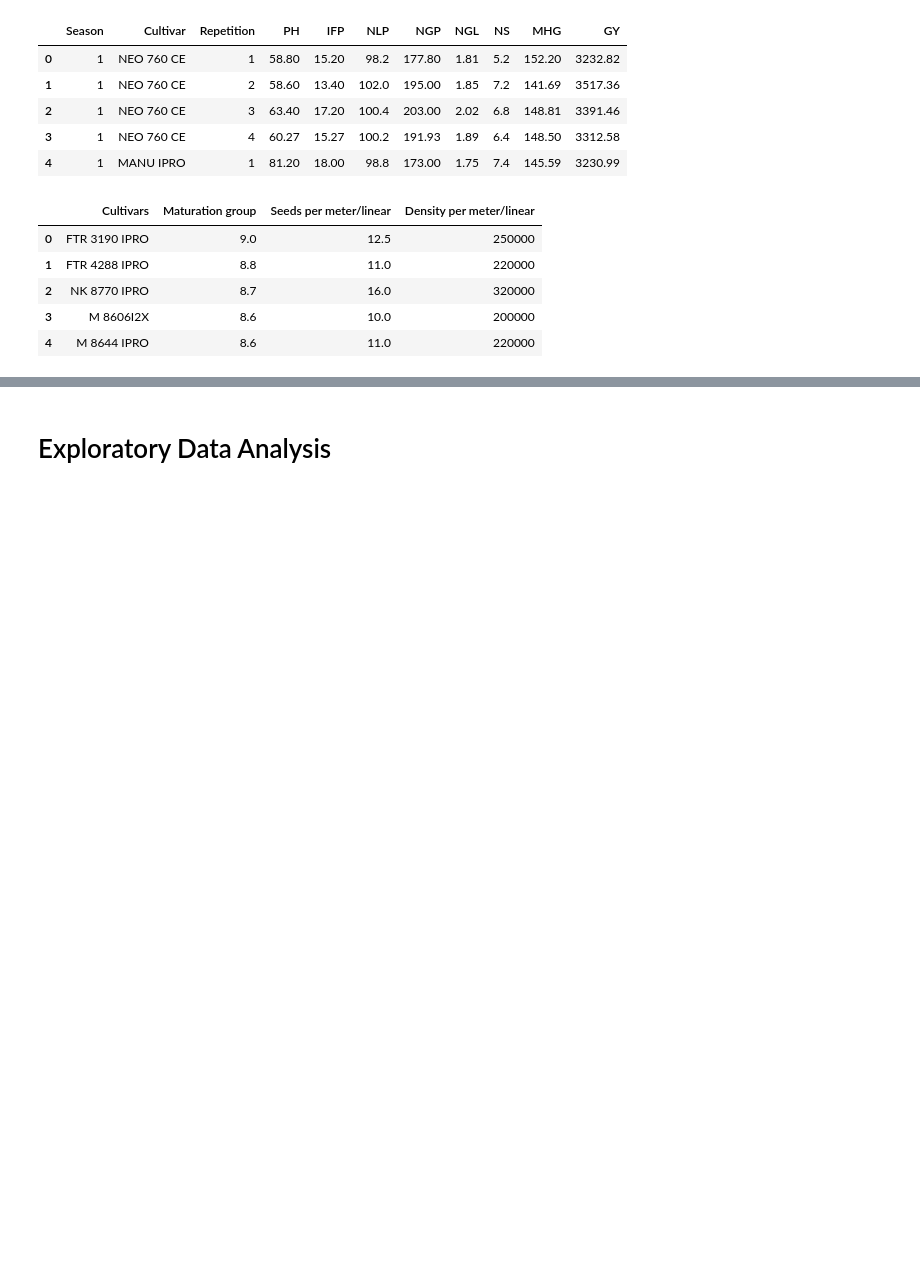
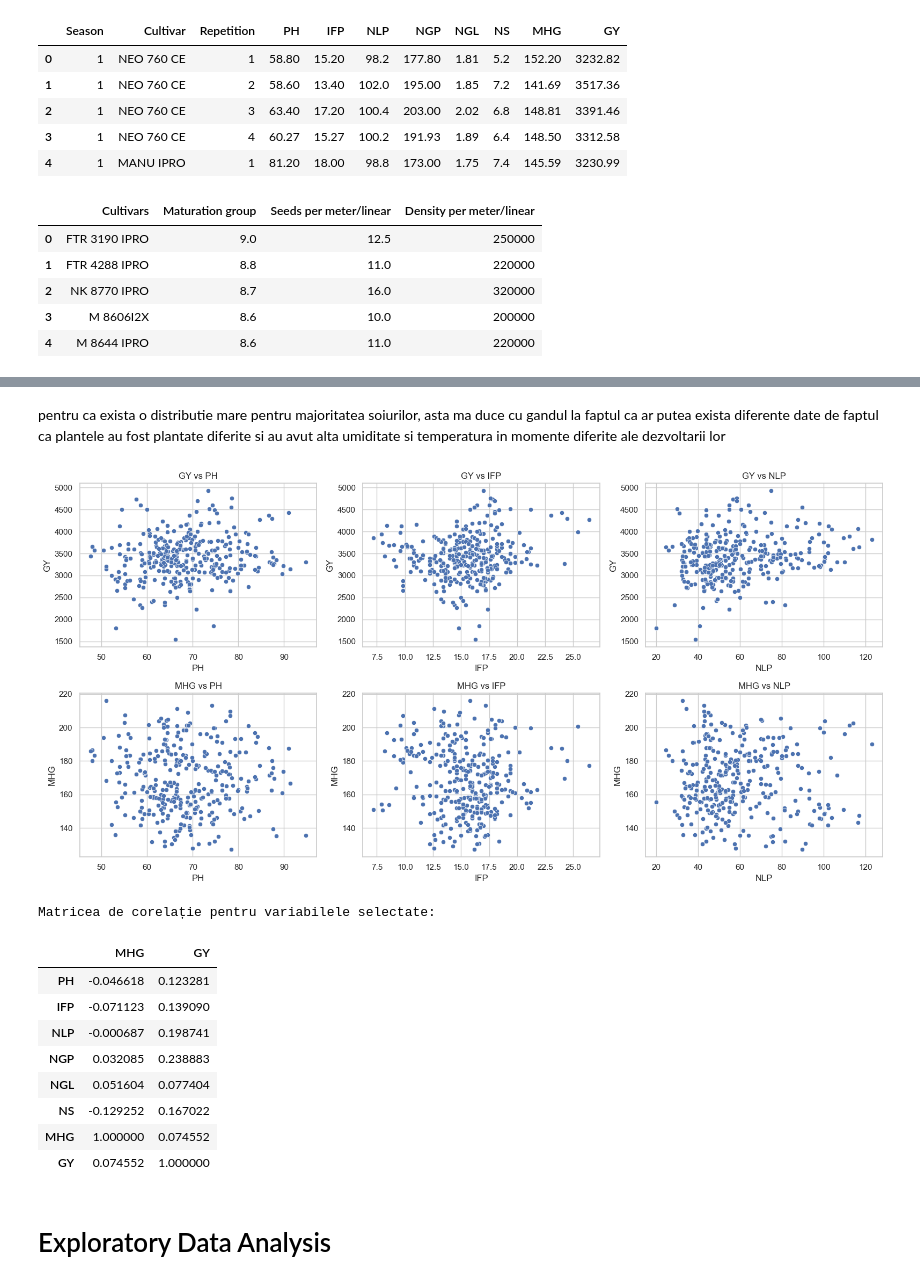
Before and after one commit to NegruA/soybean_cultivars, a Jupyter notebook: main.ipynb, the cells around one changed output, grey strips where cells are left out. Cells and saved outputs as stored; diff of their text form; code cells hidden in the pictures; blank space fills up the shorter version.

Commit message:
check first correlations

```diff
--- a/main.ipynb
+++ b/main.ipynb
@@ -113,2 +146,56 @@ cultivars_description_df.head()
+# %% [markdown]
+pentru ca exista o distributie mare pentru majoritatea soiurilor, asta ma duce cu gandul la faptul ca ar putea exista diferente date de faptul ca plantele au fost plantate diferite si au avut alta umiditate si temperatura in momente diferite ale dezvoltarii lor
+# %%
+plt.figure(figsize=(16, 8))
+
+#'GY' vs 'PH'
+plt.subplot(2, 3, 1)
+sns.scatterplot(x=data_df['PH'], y=data_df['GY'])
+plt.title('GY vs PH')
+
+#'GY' vs 'IFP'
+plt.subplot(2, 3, 2)
+sns.scatterplot(x=data_df['IFP'], y=data_df['GY'])
+plt.title('GY vs IFP')
+
+#'GY' vs 'NLP'
+plt.subplot(2, 3, 3)
+sns.scatterplot(x=data_df['NLP'], y=data_df['GY'])
+plt.title('GY vs NLP')
+
+#'MHG' vs 'PH'
+plt.subplot(2, 3, 4)
+sns.scatterplot(x=data_df['PH'], y=data_df['MHG'])
+plt.title('MHG vs PH')
+
+#'MHG' vs 'IFP'
+plt.subplot(2, 3, 5)
+sns.scatterplot(x=data_df['IFP'], y=data_df['MHG'])
+plt.title('MHG vs IFP')
+
+# 'MHG' vs 'NLP'
+plt.subplot(2, 3, 6)
+sns.scatterplot(x=data_df['NLP'], y=data_df['MHG'])
+plt.title('MHG vs NLP')
+
+plt.tight_layout()
+plt.show()
+
+# coeficienții de corelație pentru variabilele continue
+correlation_matrix = data_df[['PH', 'IFP', 'NLP', 'NGP', 'NGL', 'NS', 'MHG', 'GY']].corr()
+print("Matricea de corelație pentru variabilele selectate:")
+correlation_matrix[['MHG', 'GY']]
+# %% [output]
+[figure, added]
+Matricea de corelație pentru variabilele selectate:
+|  | MHG | GY |
+| PH | -0.046618 | 0.123281 |
+| IFP | -0.071123 | 0.139090 |
+| NLP | -0.000687 | 0.198741 |
+| NGP | 0.032085 | 0.238883 |
+| NGL | 0.051604 | 0.077404 |
+| NS | -0.129252 | 0.167022 |
+| MHG | 1.000000 | 0.074552 |
+| GY | 0.074552 | 1.000000 |
 # %% [markdown]
 # Exploratory Data Analysis
```
Also changed, not shown: parts of 13 cells of this notebook, 1 other file.
